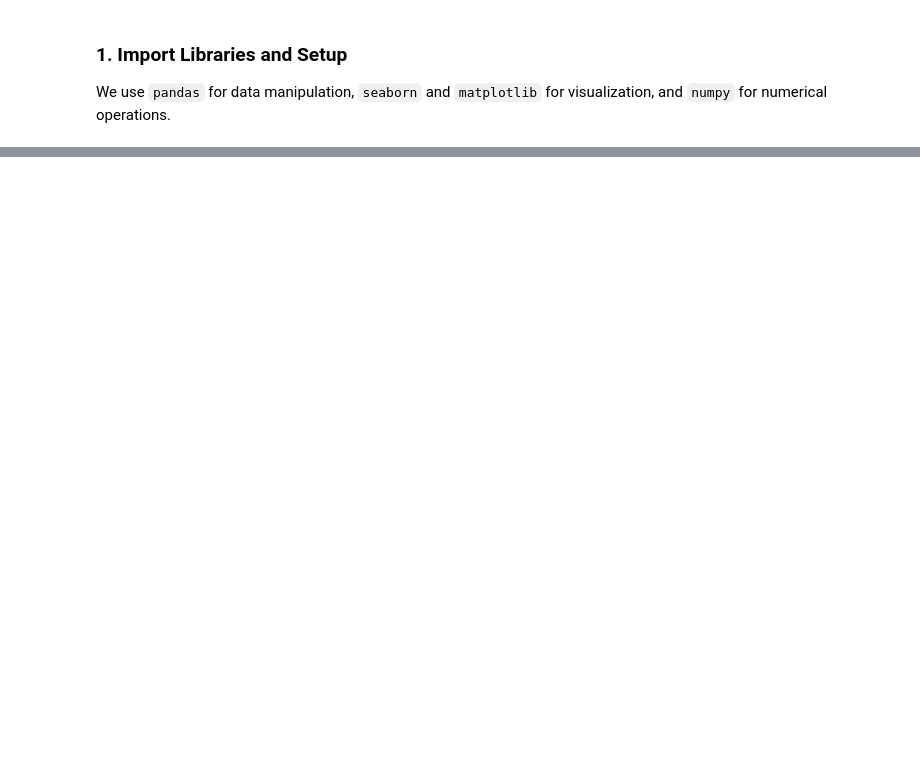
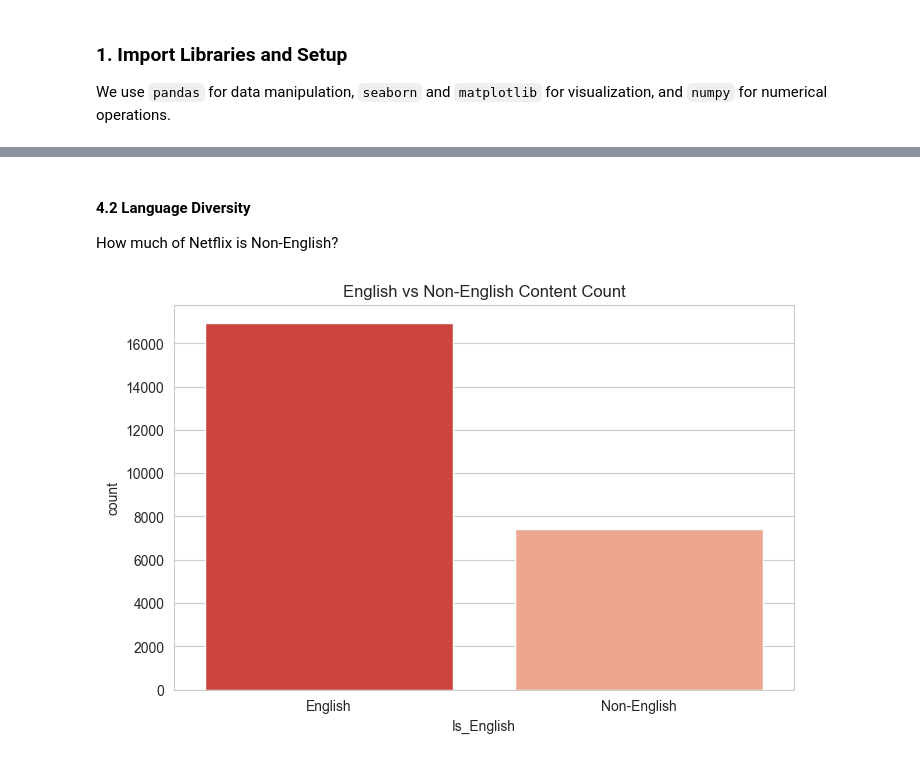
Before and after one commit to MouryaManideep/EXPLORATORY-DATA-ANALYSIS-ON-NETFLIX-DATASET-, a Jupyter notebook: netflix.ipynb, the cells around one changed output, grey strips where cells are left out. Drawn from its saved outputs; the diff is of its cells as text; code cells hidden in the pictures; blank space fills up the shorter version.

```diff
--- a/netflix.ipynb
+++ b/netflix.ipynb
@@ -251,0 +104,11 @@ From our EDA, we have observed several interesting trends:
+# %% [markdown]
+#### 4.2 Language Diversity
+How much of Netflix is Non-English?
+# %%
+df['Is_English'] = df['Language Indicator'].apply(lambda x: 'English' if x == 'English' else 'Non-English')
+plt.figure(figsize=(8, 5))
+sns.countplot(data=df, x='Is_English', palette='Reds_r')
+plt.title('English vs Non-English Content Count')
+plt.show()
+# %% [output]
+[figure, added]
```
Also changed, not shown: parts of 49 cells of this notebook.
